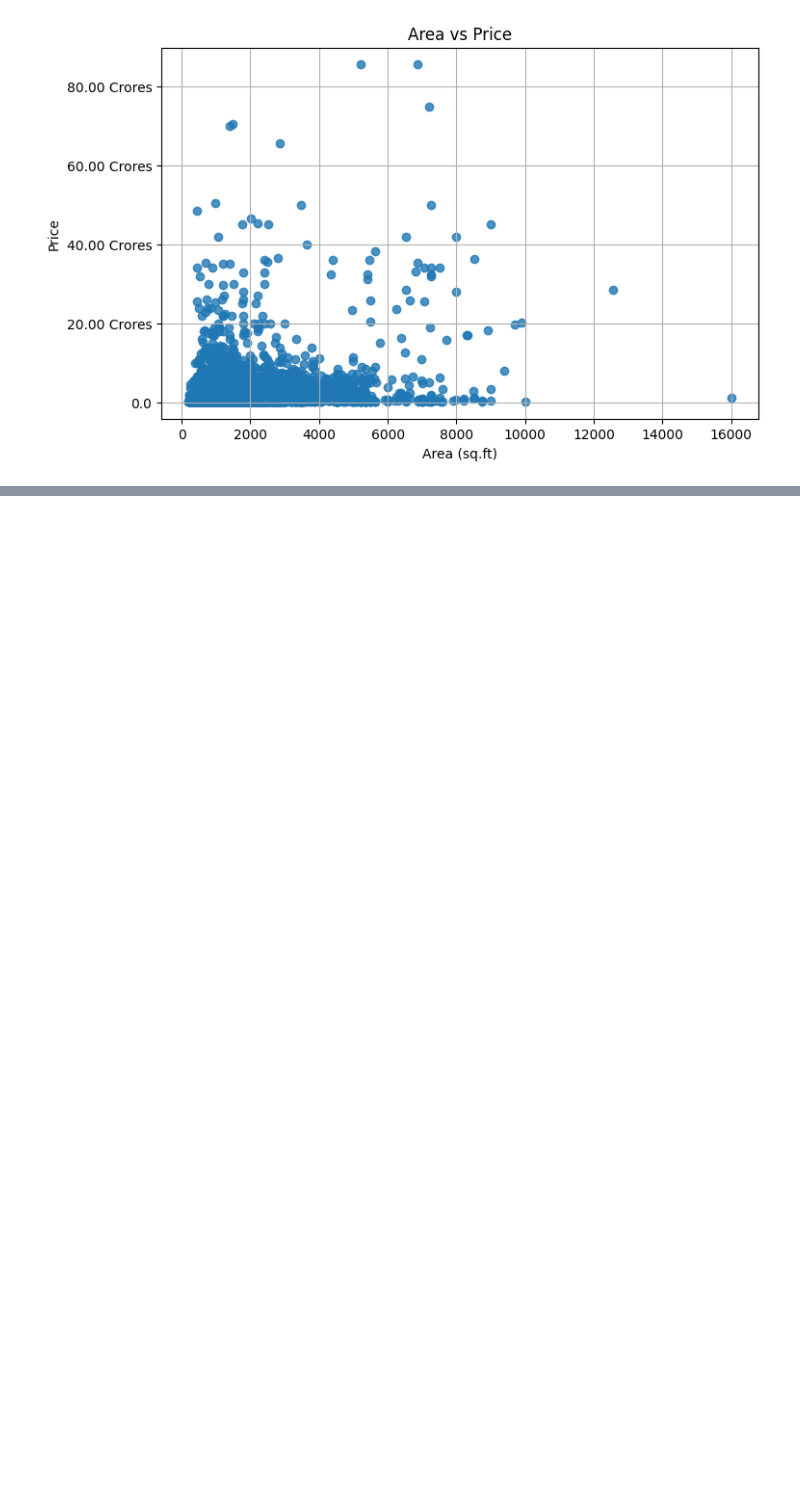
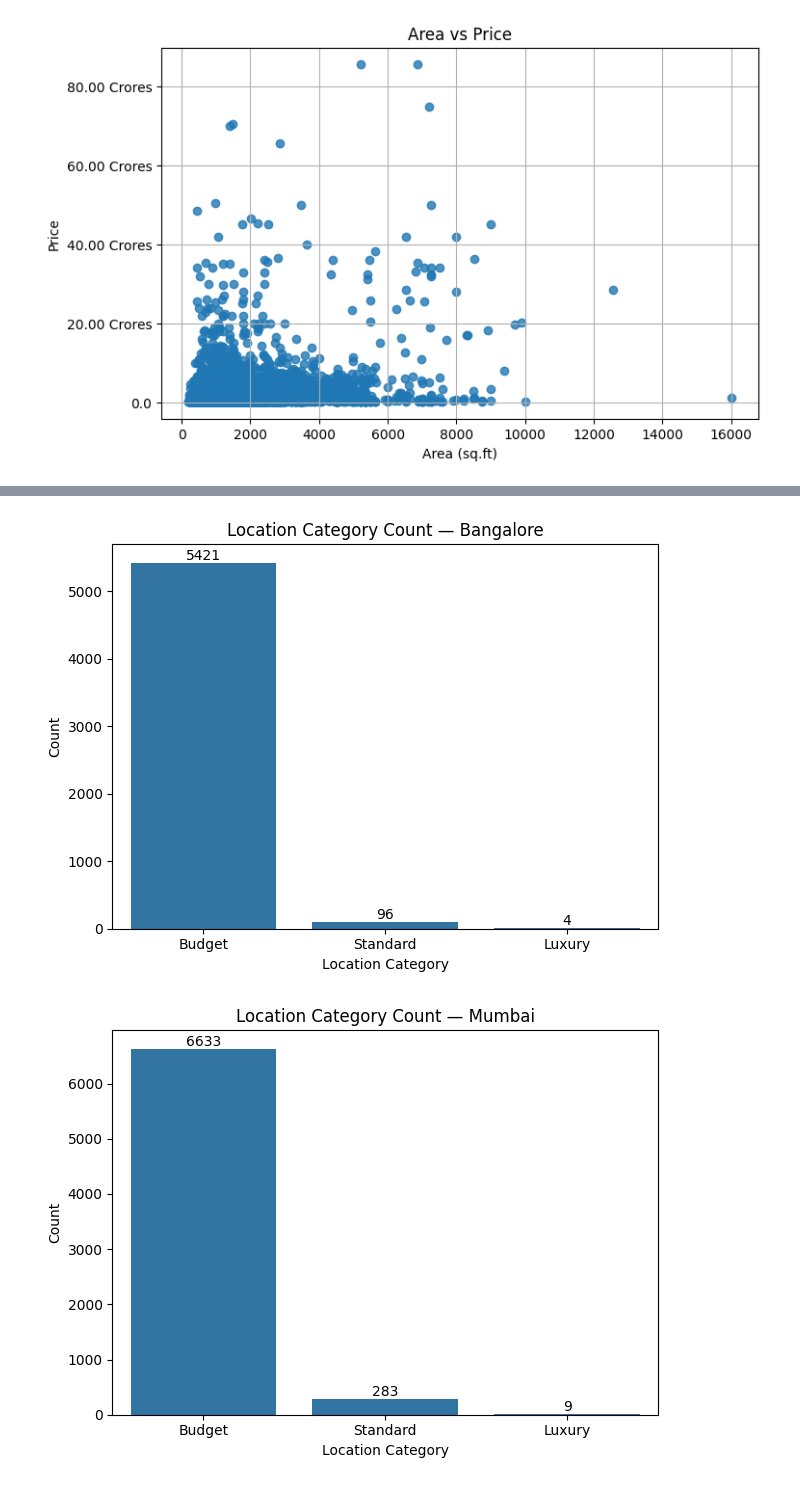
Before and after one commit to AdityaKumbhar21/House_Price_Prediction, a Jupyter notebook: notebooks/01_EDA.ipynb, the cells around one changed output, grey strips where cells are left out. Saved outputs shown, nothing was run; the diff lists cells and outputs as text; code cells hidden in the pictures; blank space fills up the shorter version.

```diff
--- a/notebooks/01_EDA.ipynb
+++ b/notebooks/01_EDA.ipynb
@@ -236,0 +291,16 @@ plt.show()
+# %%
+for city in final_df['city'].unique():
+    data = final_df[final_df['city'] == city]['location_category']
+    ax = sns.countplot(data=final_df, x=data)
+
+    for container in ax.containers:
+        ax.bar_label(container)
+
+    plt.title(f'Location Category Count — {city}')
+    plt.ylabel('Count')
+    plt.xlabel('Location Category')
+    plt.tight_layout()
+    plt.show()
+# %% [output]
+[figure, added]
+[figure, added]
```
Also changed, not shown: parts of 9 cells of this notebook.
